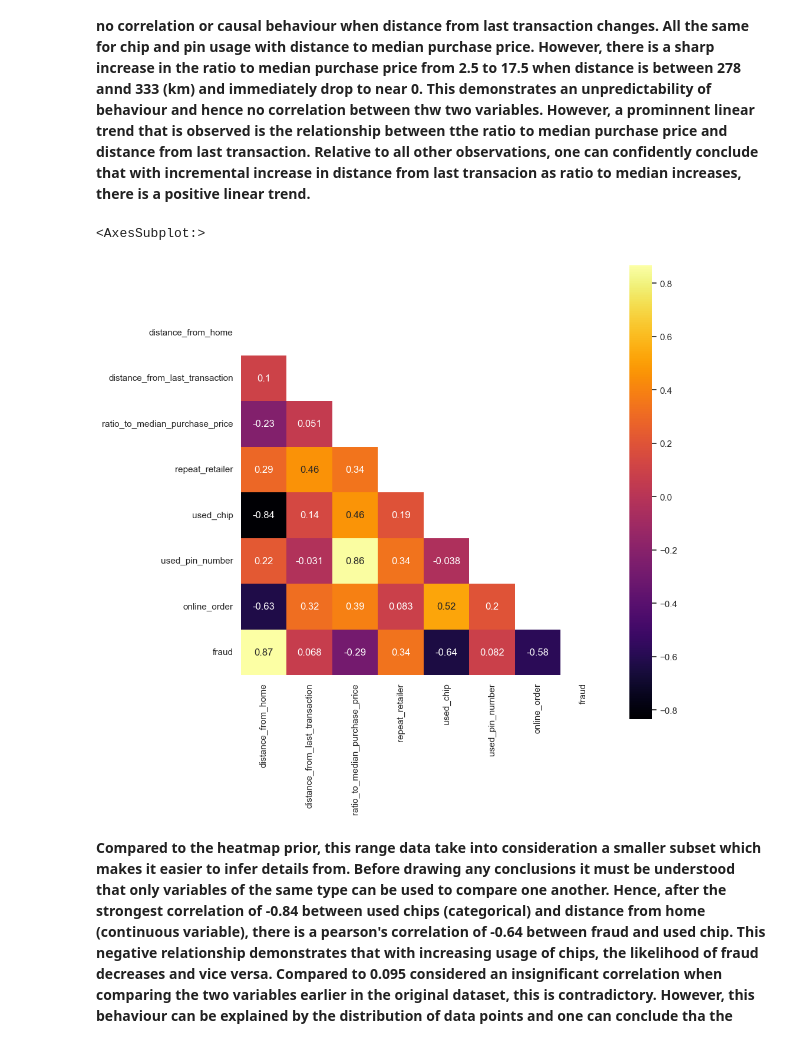
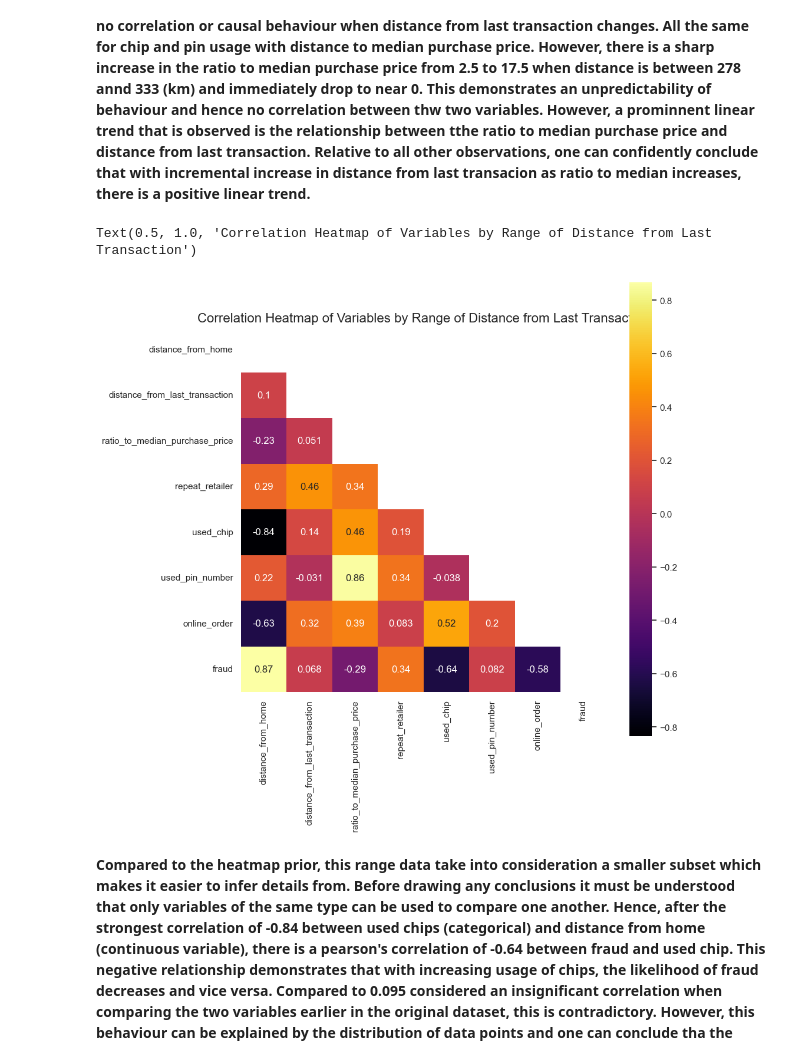
Before and after one commit to KarimKhalil33/CreditCard-Fraud-Data-Analysis, a Jupyter notebook: analysis/analysis1.ipynb, the cells around one changed output. Cells and saved outputs as stored; diff of their text form; code cells hidden in the pictures.

```diff
--- a/analysis/analysis1.ipynb
+++ b/analysis/analysis1.ipynb
@@ -378,13 +378,14 @@ plt.show()
 # %%
 col_dropped = ['online_order','used_chip','used_pin_number','repeat_retailer','fraud']
 df_bin = df_byrange.drop(col_dropped, axis=1)
 corr = df_byrange.corr()
 mask = np.triu(np.ones_like(corr, dtype=bool))
 fig, ax = plt.subplots(figsize=(10, 10))
 sns.heatmap(corr, cmap='inferno', annot=True, square=True, mask=mask, ax=ax)
+plt.title('Correlation Heatmap of Variables by Range of Distance from Last Transaction',fontsize=16)
 # %% [output]
-<AxesSubplot:>
+Text(0.5, 1.0, 'Correlation Heatmap of Variables by Range of Distance from Last Transaction')
-[figure, old version]
+[figure, new version]
 # %% [markdown]
 **Compared to the heatmap prior, this range data take into consideration a smaller subset which makes it easier to infer details from. Before drawing any conclusions it must be understood that only variables of the same type can be used to compare one another. Hence, after the strongest correlation of -0.84 between used chips (categorical) and distance from home (continuous variable), there is a pearson's correlation of -0.64 between fraud and used chip. This negative relationship demonstrates that with increasing usage of chips, the likelihood of fraud decreases and vice versa. Compared to 0.095 considered an insignificant correlation when comparing the two variables earlier in the original dataset, this is contradictory. However, this behaviour can be explained by the distribution of data points and one can conclude tha the limitations of this dataset does not allow us to cnofidently infer any predictable behaviour between the variables. However, one can say that in the case of this dataset, with a smaller subset of the dataset our confidence in our inferences could increase.**
 # %%
```
Also changed, not shown: parts of 2 cells of this notebook, 5 other files.
